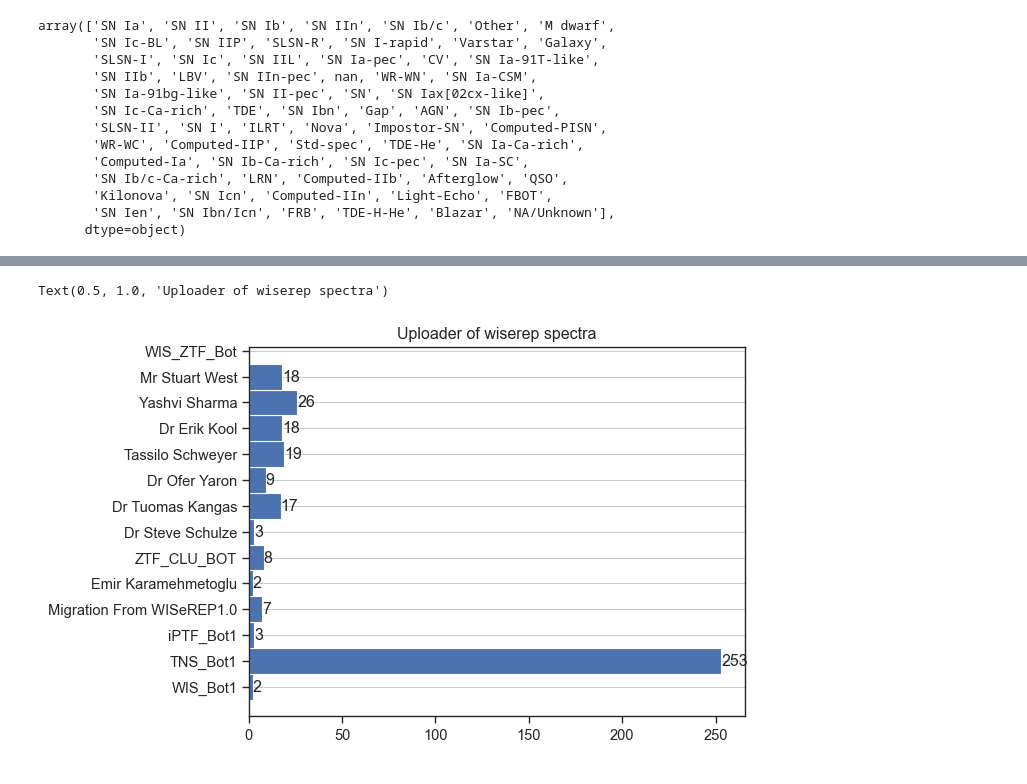
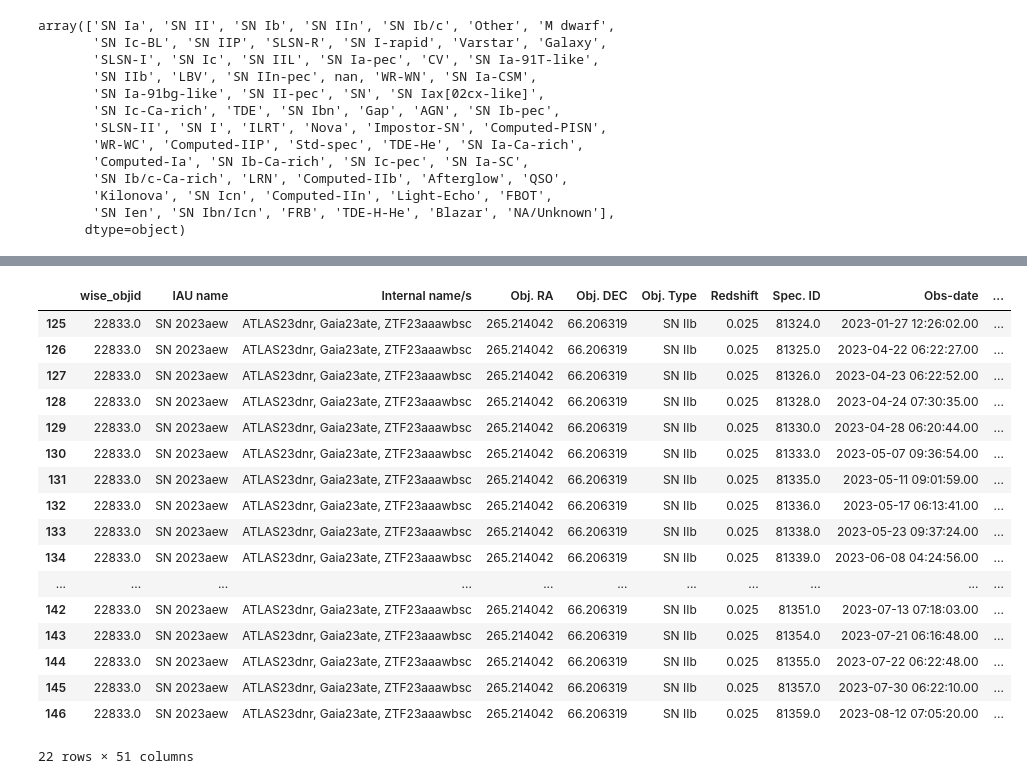
Before and after one commit to aec3675/multi-modal-multi-peaks, a Jupyter notebook: adrian/wiserep_spec_work.ipynb, the cells around one changed output, grey strips where cells are left out. Saved outputs shown, nothing was run; the diff lists cells and outputs as text; code cells hidden in the pictures.

```diff
--- a/adrian/wiserep_spec_work.ipynb
+++ b/adrian/wiserep_spec_work.ipynb
@@ -58,7 +58,7 @@ all_spec_meta['mjd'] = all_spec_meta['JD']-2400000.5
 # %%
 # filters for specific types
 multi_types = ((all_spec_meta['Obj. Type']=='SN IIb')|(all_spec_meta['Obj. Type']=='SN Ib')|(all_spec_meta['Obj. Type']=='SN Ic')|
-               (all_spec_meta['Obj. Type']=='SLSN-I')|(all_spec_meta['Obj. Type']=='SLSN-II')|(all_spec_meta['Obj. Type']=='SN IIn')|
+            #    (all_spec_meta['Obj. Type']=='SLSN-I')|(all_spec_meta['Obj. Type']=='SLSN-II')|(all_spec_meta['Obj. Type']=='SN IIn')|
                (all_spec_meta['Obj. Type']=='SN Ib/c')|(all_spec_meta['Obj. Type']=='SN Ic-BL')|(all_spec_meta['Obj. Type']=='SN Ic-Ca-rich')|
                (all_spec_meta['Obj. Type']=='SN Ibn')|(all_spec_meta['Obj. Type']=='SN Ib-Ca-rich')|(all_spec_meta['Obj. Type']=='SN Ic-pec')|
                (all_spec_meta['Obj. Type']=='SN Icn')|(all_spec_meta['Obj. Type']=='FBOT'))
@@ -98,10 +77,0 @@ print(mp_spec_df['Remarks'].unique())
-# %%
-counts, edges, bars = plt.hist(mp_spec_df['Created by'], bins=13, align='left', orientation='horizontal')
-plt.bar_label(bars)
-# plt.xticks(rotation=90)
-plt.gca().xaxis.grid(False)
-plt.gca().yaxis.grid(True)
-plt.title('Uploader of wiserep spectra')
-# %% [output]
-Text(0.5, 1.0, 'Uploader of wiserep spectra')
-[figure, removed]
@@ -124,3 +78,24 @@ iin = (mp_spec_df['Obj. Type']=='SN IIn')
+# %%
+mp_spec_df.loc[mp_spec_df['Created by']=='Yashvi Sharma']
+# %% [output]
+|  | wise_objid | IAU name | Internal name/s | Obj. RA | Obj. DEC | Obj. Type | Redshift | Spec. ID | Obs-date | ... |
+| 125 | 22833.0 | SN 2023aew | ATLAS23dnr, Gaia23ate, ZTF23aaawbsc | 265.214042 | 66.206319 | SN IIb | 0.025 | 81324.0 | 2023-01-27 12:26:02.00 | ... |
+| 126 | 22833.0 | SN 2023aew | ATLAS23dnr, Gaia23ate, ZTF23aaawbsc | 265.214042 | 66.206319 | SN IIb | 0.025 | 81325.0 | 2023-04-22 06:22:27.00 | ... |
+| 127 | 22833.0 | SN 2023aew | ATLAS23dnr, Gaia23ate, ZTF23aaawbsc | 265.214042 | 66.206319 | SN IIb | 0.025 | 81326.0 | 2023-04-23 06:22:52.00 | ... |
+| 128 | 22833.0 | SN 2023aew | ATLAS23dnr, Gaia23ate, ZTF23aaawbsc | 265.214042 | 66.206319 | SN IIb | 0.025 | 81328.0 | 2023-04-24 07:30:35.00 | ... |
+| 129 | 22833.0 | SN 2023aew | ATLAS23dnr, Gaia23ate, ZTF23aaawbsc | 265.214042 | 66.206319 | SN IIb | 0.025 | 81330.0 | 2023-04-28 06:20:44.00 | ... |
+| 130 | 22833.0 | SN 2023aew | ATLAS23dnr, Gaia23ate, ZTF23aaawbsc | 265.214042 | 66.206319 | SN IIb | 0.025 | 81333.0 | 2023-05-07 09:36:54.00 | ... |
+| 131 | 22833.0 | SN 2023aew | ATLAS23dnr, Gaia23ate, ZTF23aaawbsc | 265.214042 | 66.206319 | SN IIb | 0.025 | 81335.0 | 2023-05-11 09:01:59.00 | ... |
+| 132 | 22833.0 | SN 2023aew | ATLAS23dnr, Gaia23ate, ZTF23aaawbsc | 265.214042 | 66.206319 | SN IIb | 0.025 | 81336.0 | 2023-05-17 06:13:41.00 | ... |
+| 133 | 22833.0 | SN 2023aew | ATLAS23dnr, Gaia23ate, ZTF23aaawbsc | 265.214042 | 66.206319 | SN IIb | 0.025 | 81338.0 | 2023-05-23 09:37:24.00 | ... |
+| 134 | 22833.0 | SN 2023aew | ATLAS23dnr, Gaia23ate, ZTF23aaawbsc | 265.214042 | 66.206319 | SN IIb | 0.025 | 81339.0 | 2023-06-08 04:24:56.00 | ... |
+| ... | ... | ... | ... | ... | ... | ... | ... | ... | ... | ... |
+| 142 | 22833.0 | SN 2023aew | ATLAS23dnr, Gaia23ate, ZTF23aaawbsc | 265.214042 | 66.206319 | SN IIb | 0.025 | 81351.0 | 2023-07-13 07:18:03.00 | ... |
+| 143 | 22833.0 | SN 2023aew | ATLAS23dnr, Gaia23ate, ZTF23aaawbsc | 265.214042 | 66.206319 | SN IIb | 0.025 | 81354.0 | 2023-07-21 06:16:48.00 | ... |
+| 144 | 22833.0 | SN 2023aew | ATLAS23dnr, Gaia23ate, ZTF23aaawbsc | 265.214042 | 66.206319 | SN IIb | 0.025 | 81355.0 | 2023-07-22 06:22:48.00 | ... |
+| 145 | 22833.0 | SN 2023aew | ATLAS23dnr, Gaia23ate, ZTF23aaawbsc | 265.214042 | 66.206319 | SN IIb | 0.025 | 81357.0 | 2023-07-30 06:22:10.00 | ... |
+| 146 | 22833.0 | SN 2023aew | ATLAS23dnr, Gaia23ate, ZTF23aaawbsc | 265.214042 | 66.206319 | SN IIb | 0.025 | 81359.0 | 2023-08-12 07:05:20.00 | ... |
+22 rows × 51 columns
 # %%
 #just testing that we can plot the spectra
 
```
Also changed, not shown: parts of 14 cells of this notebook.
